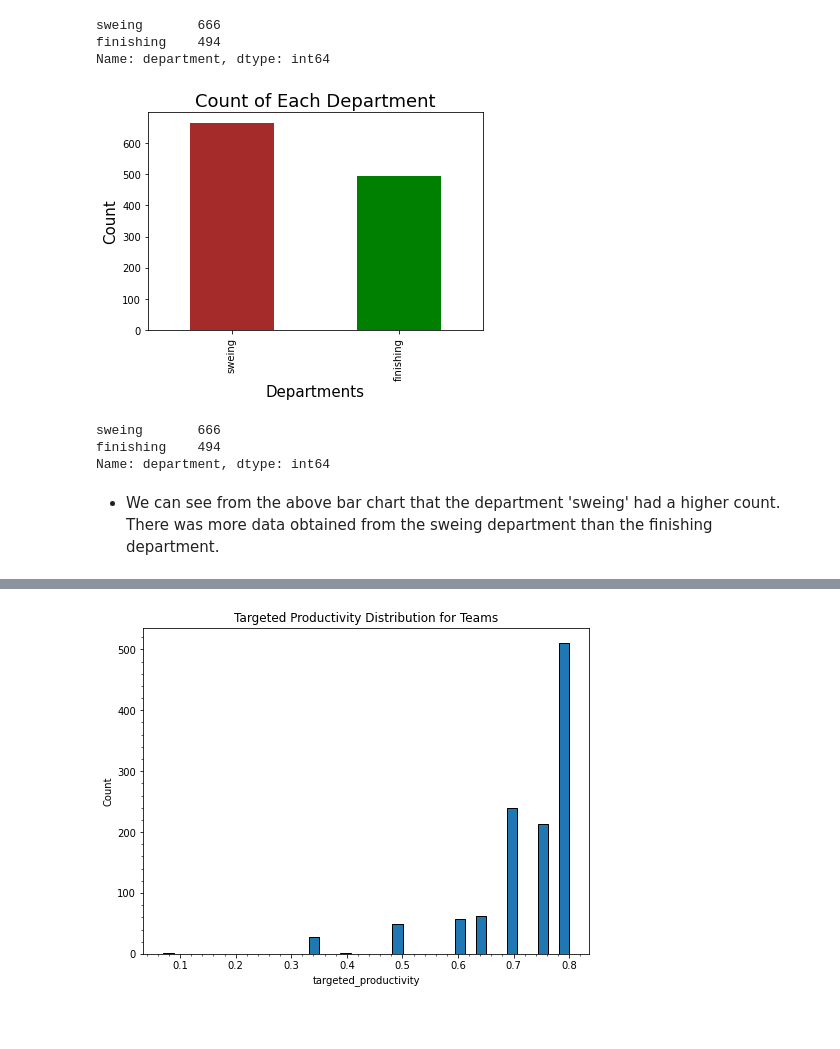
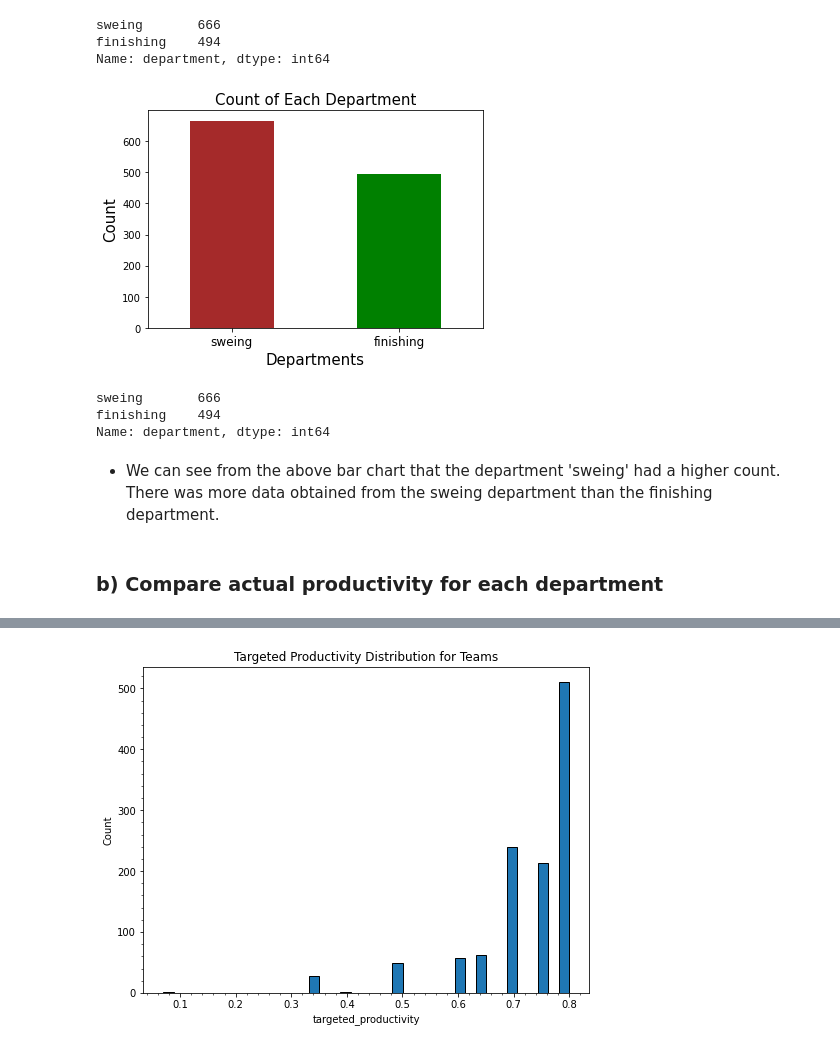
Before and after one commit to todebode/Garments-Industry-Employee-Productivity, a Jupyter notebook: Garment_Industry_Employee_Productivity.ipynb, the cells around one changed output, grey strips where cells are left out. Drawn from its saved outputs; the diff is of its cells as text; code cells hidden in the pictures; blank space fills up the shorter version.

```diff
--- a/Garment_Industry_Employee_Productivity.ipynb
+++ b/Garment_Industry_Employee_Productivity.ipynb
@@ -164,0 +167,4 @@ memory usage: 149.8+ KB
+# %%
+garm_prod['month'] = garm_prod['month'].astype('object')
+garm_prod['daynum'] = garm_prod['daynum'].astype('object')
+garm_prod.info()
@@ -416,20 +446,23 @@ Name: department, dtype: int64
 # %%
 # Plot the counts of each department
 
 dept_counts.plot(kind = 'bar', color = ['brown','green'])
-plt.title('Count of Each Department', fontsize = 18)
+plt.title('Count of Each Department', fontsize = 15)
 plt.ylabel('Count', fontsize = 15)
 plt.xlabel('Departments', fontsize = 15)
+plt.xticks(rotation = 0, fontsize = 12)
 
 # Show your figure
 plt.show()
 
 # Display the counts below the plot
 dept_counts
 # %% [output]
-[figure, old version]
+[figure, new version]
 sweing       666
 finishing    494
 Name: department, dtype: int64
 # %% [markdown]
 - We can see from the above bar chart that the department 'sweing' had a higher count. There was more data obtained from the sweing department than the finishing department.
+# %% [markdown]
+### b) Compare actual productivity for each department
```
Also changed, not shown: parts of 83 cells of this notebook.
